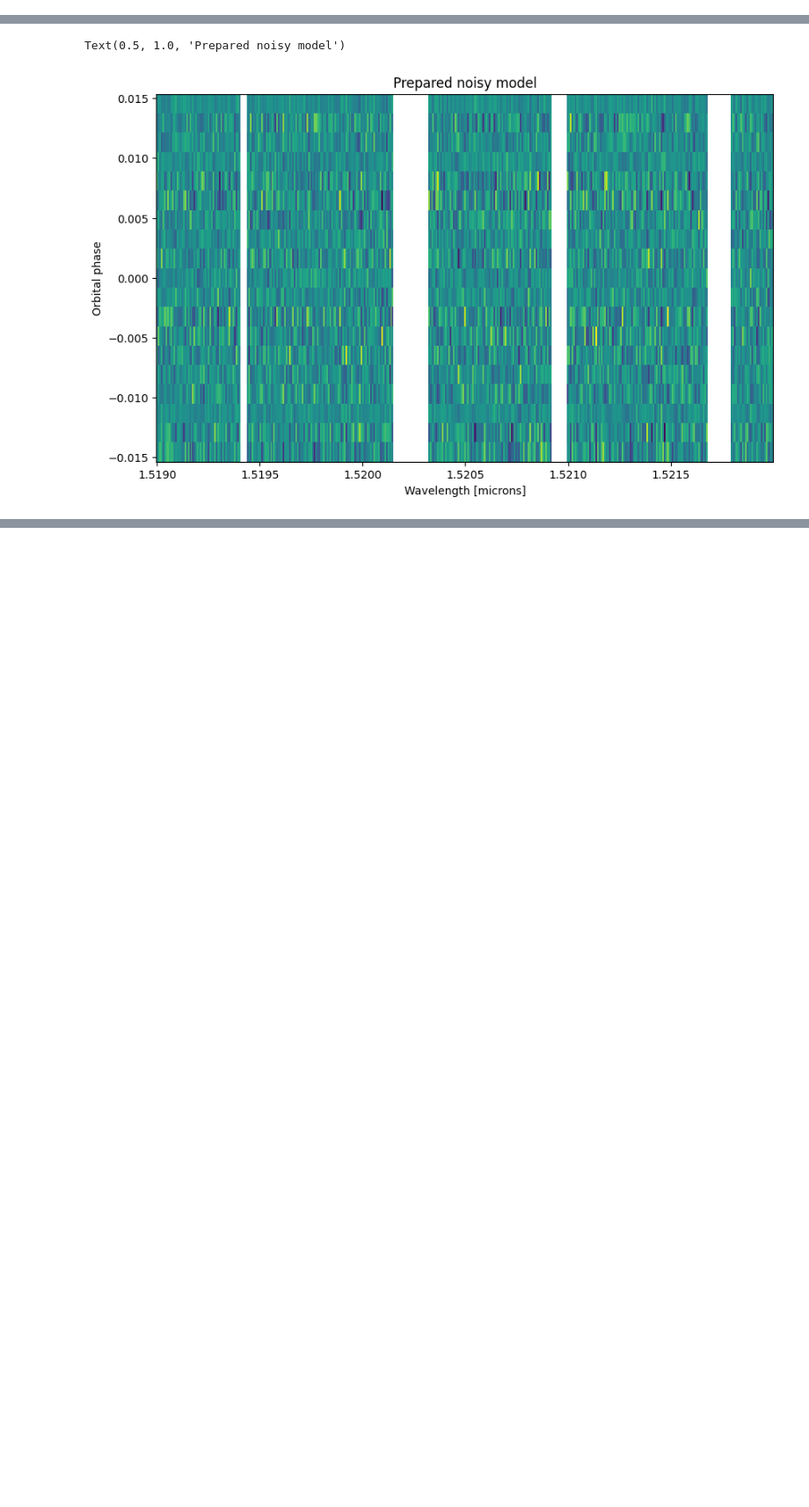
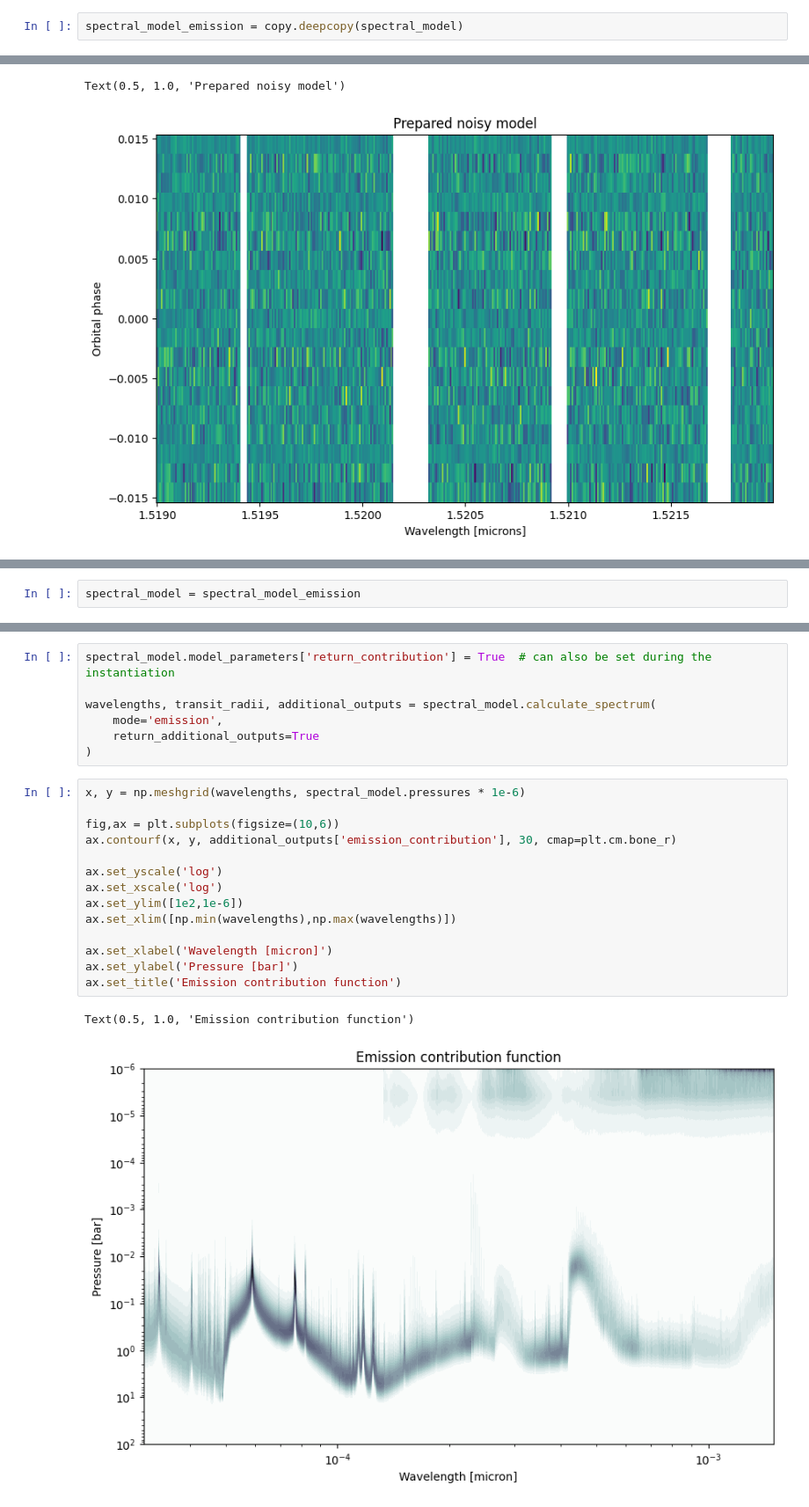
Before and after one commit to wbalmer/petitRADTRANS, a Jupyter notebook: docs/content/notebooks/spectral_model.ipynb, the cells around one changed output, grey strips where cells are left out. Shown at 88% size. Saved outputs shown, nothing was run; the diff lists cells and outputs as text; blank space fills up the shorter version.

Commit message:
Improve SpectralModel notebooks

```diff
--- a/docs/content/notebooks/spectral_model.ipynb
+++ b/docs/content/notebooks/spectral_model.ipynb
@@ -530 +305,3 @@ To get the additional outputs dictionary, add `return_additional_outputs=True` w
+# %%
+spectral_model_emission = copy.deepcopy(spectral_model)
 # %% [markdown]
@@ -1625,0 +1524,2 @@ Text(0.5, 1.0, 'Prepared noisy model')
+# %%
+spectral_model = spectral_model_emission
@@ -1625,0 +1647,24 @@ Text(0.5, 1.0, 'Prepared noisy model')
+# %%
+spectral_model.model_parameters['return_contribution'] = True  # can also be set during the instantiation
+
+wavelengths, transit_radii, additional_outputs = spectral_model.calculate_spectrum(
+    mode='emission',
+    return_additional_outputs=True
+)
+# %%
+x, y = np.meshgrid(wavelengths, spectral_model.pressures * 1e-6)
+
+fig,ax = plt.subplots(figsize=(10,6))
+ax.contourf(x, y, additional_outputs['emission_contribution'], 30, cmap=plt.cm.bone_r)
+
+ax.set_yscale('log')
+ax.set_xscale('log')
+ax.set_ylim([1e2,1e-6])
+ax.set_xlim([np.min(wavelengths),np.max(wavelengths)])
+
+ax.set_xlabel('Wavelength [micron]')
+ax.set_ylabel('Pressure [bar]')
+ax.set_title('Emission contribution function')
+# %% [output]
+Text(0.5, 1.0, 'Emission contribution function')
+[figure, added]
```
Also changed, not shown: parts of 122 cells of this notebook, 2 other files.
